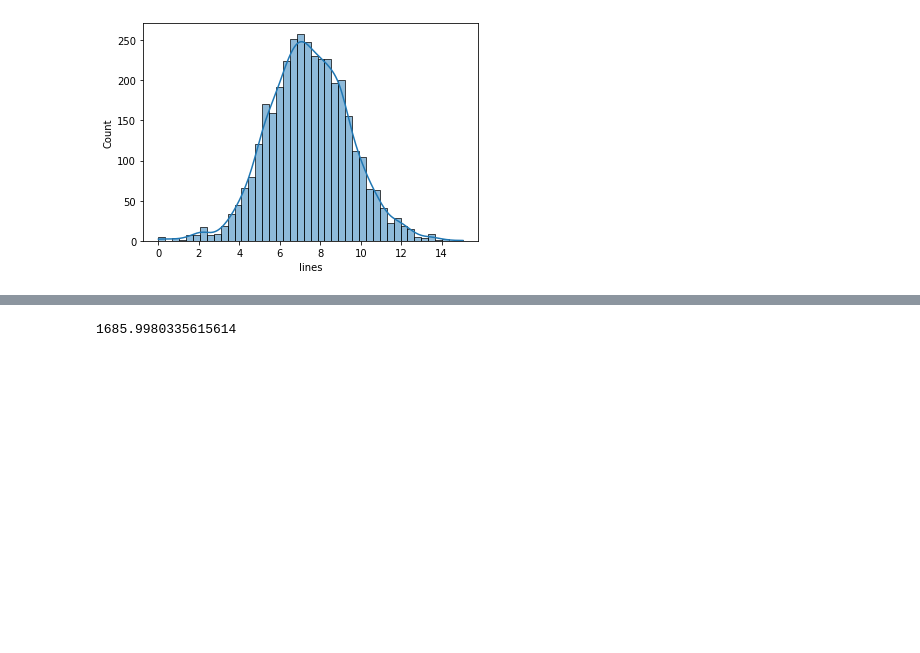
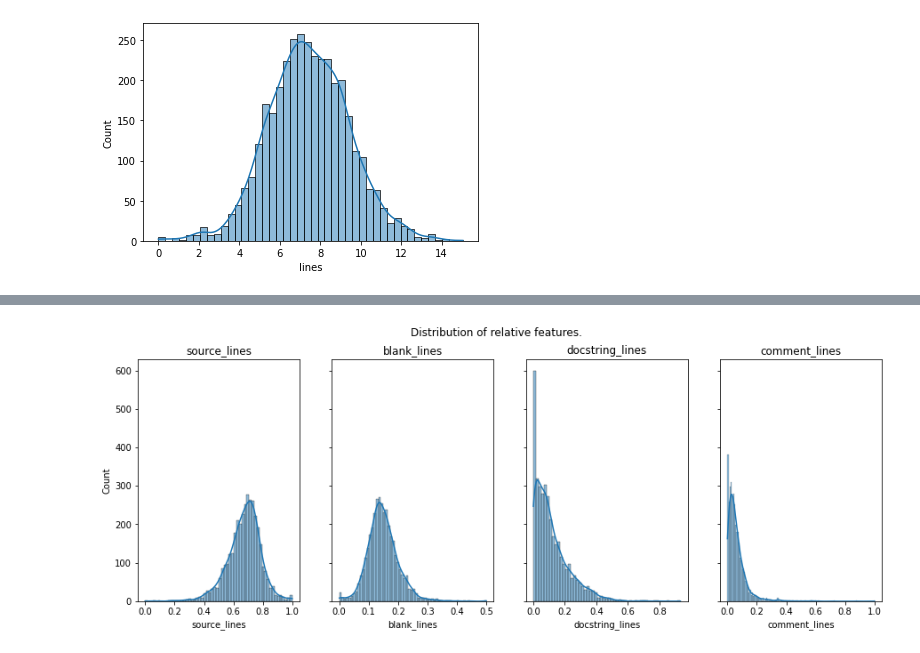
Before and after one commit to plaguss/top_pypi_source_code_stats, a Jupyter notebook: notebooks/reducto.ipynb, the cells around one changed output, grey strips where cells are left out. Cells and saved outputs as stored; diff of their text form; code cells hidden in the pictures; blank space fills up the shorter version.

```diff
--- a/notebooks/reducto.ipynb
+++ b/notebooks/reducto.ipynb
@@ -26,5 +90,5 @@ sns.histplot(log_lines, kde=True)
 # %%
-log_lines.mean()
-np.exp(7.430112972227527)
+importlib.reload(viz)
+viz.plot_histogram_relative_numbers()
 # %% [output]
-1685.9980335615614
+[figure, added]
```
Also changed, not shown: parts of 14 cells of this notebook.
